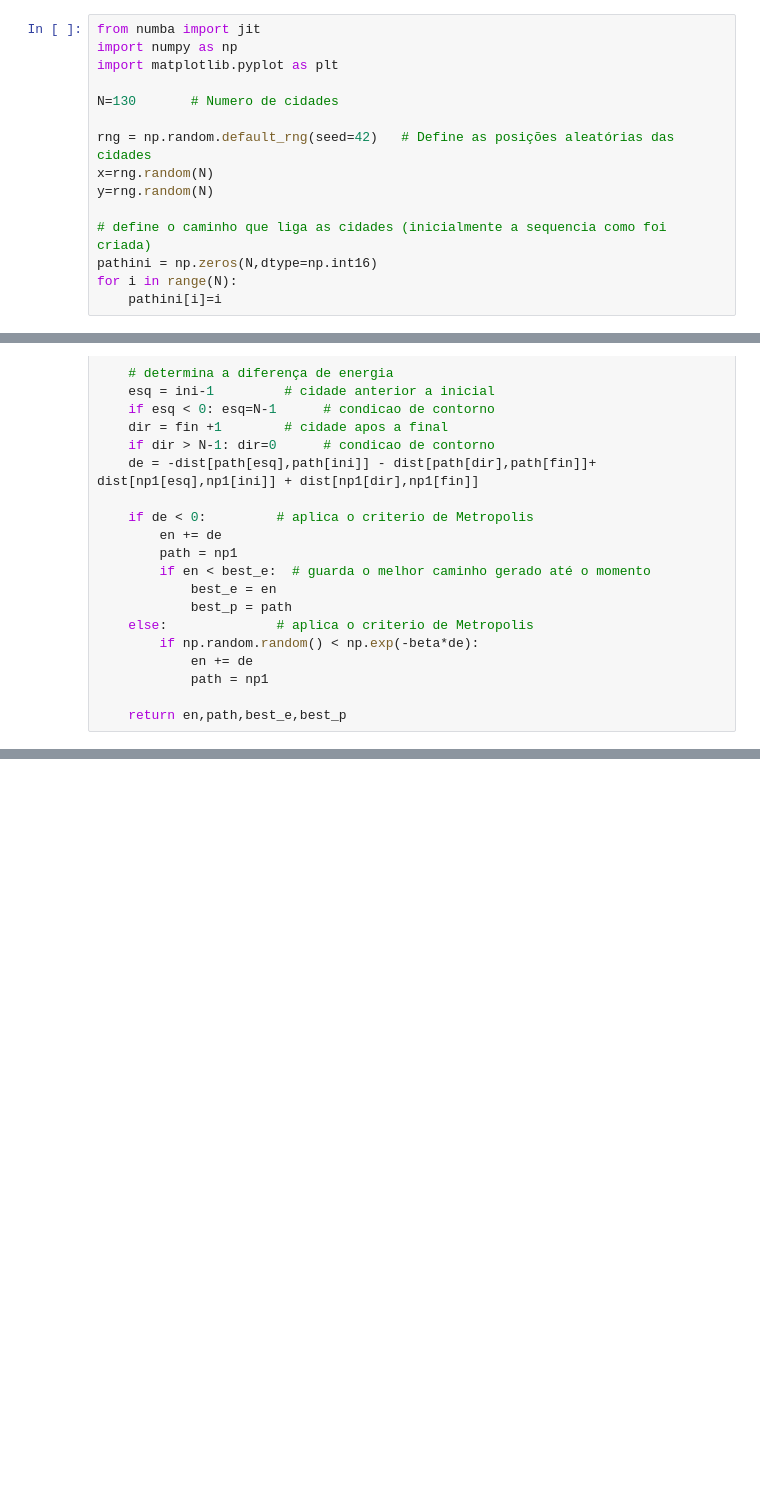
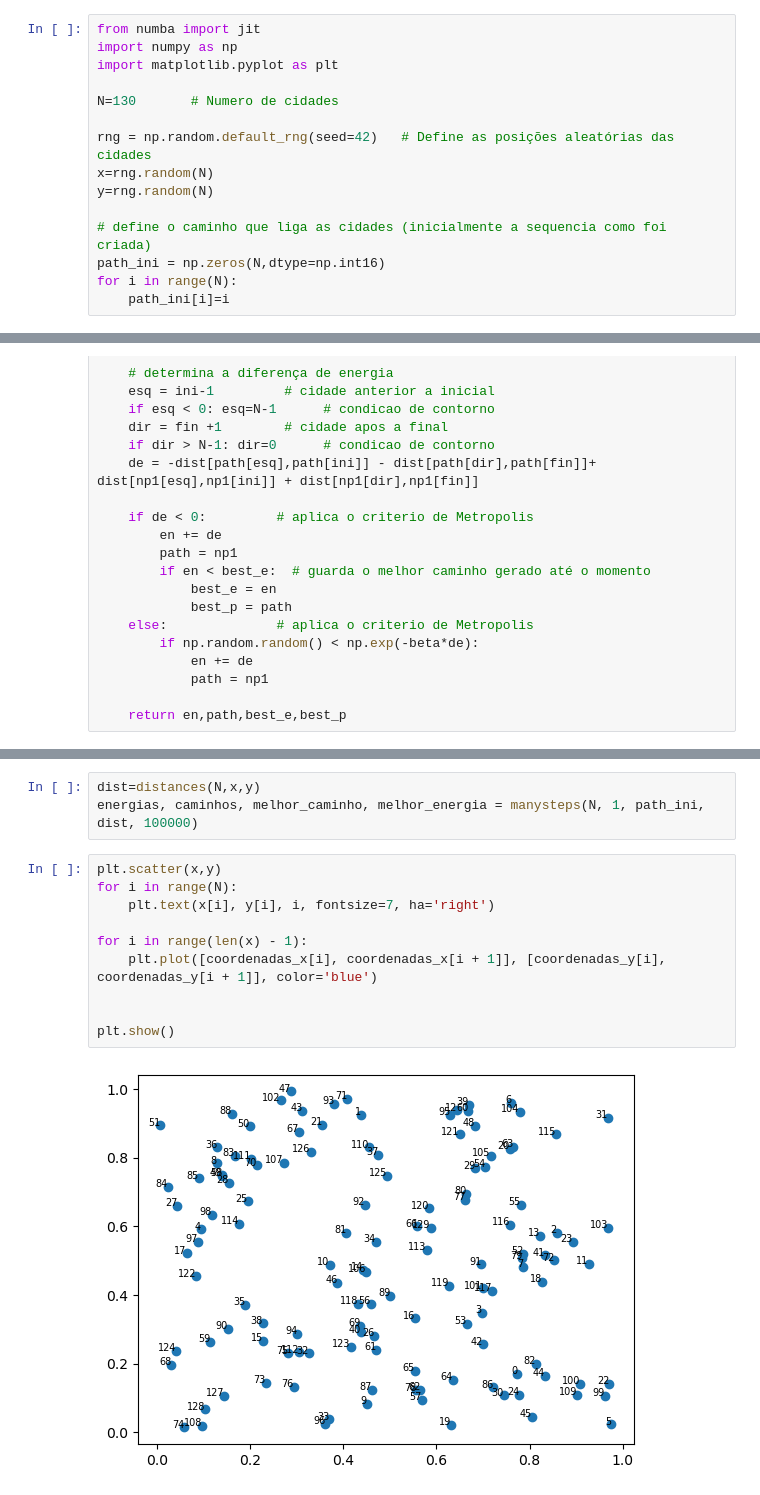
Before and after one commit to gabrielliman/SImmulated_annealing, a Jupyter notebook: Simulated_annealing.ipynb, the cells around one changed output, grey strips where cells are left out. Cells and saved outputs as stored; diff of their text form; blank space fills up the shorter version.

```diff
--- a/Simulated_annealing.ipynb
+++ b/Simulated_annealing.ipynb
@@ -10,6 +10,6 @@ x=rng.random(N)
 y=rng.random(N)
 
 # define o caminho que liga as cidades (inicialmente a sequencia como foi criada)
-pathini = np.zeros(N,dtype=np.int16)
+path_ini = np.zeros(N,dtype=np.int16)
 for i in range(N):
-    pathini[i]=i
+    path_ini[i]=i
@@ -89,0 +108,15 @@ def mcstep(N,beta,en,path,best_e,best_p,dist):
+# %%
+dist=distances(N,x,y)
+energias, caminhos, melhor_caminho, melhor_energia = manysteps(N, 1, path_ini, dist, 100000)
+# %%
+plt.scatter(x,y)
+for i in range(N):
+    plt.text(x[i], y[i], i, fontsize=7, ha='right')
+
+for i in range(len(x) - 1):
+    plt.plot([coordenadas_x[i], coordenadas_x[i + 1]], [coordenadas_y[i], coordenadas_y[i + 1]], color='blue')
+
+
+plt.show()
+# %% [output]
+[figure, added]
```
Also changed, not shown: parts of 2 cells of this notebook.
